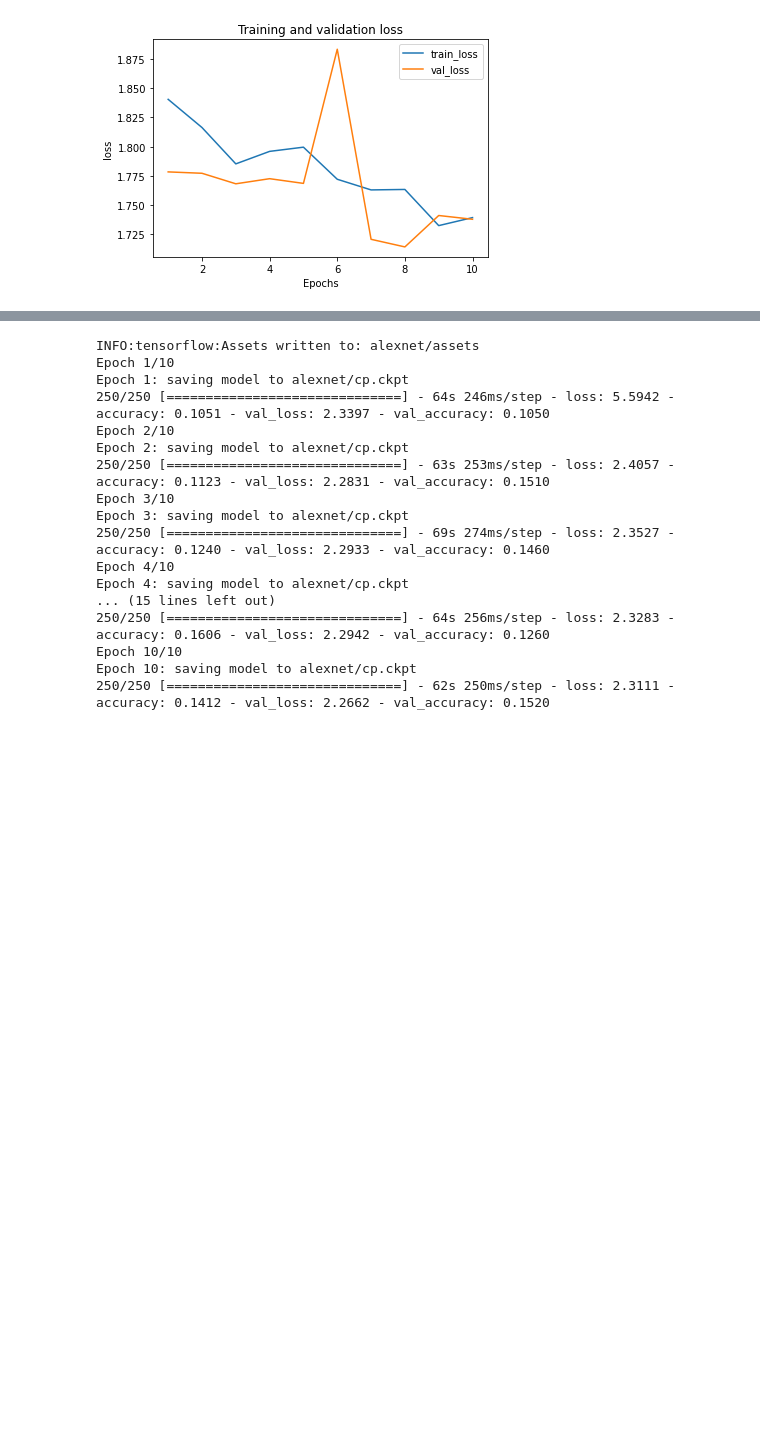
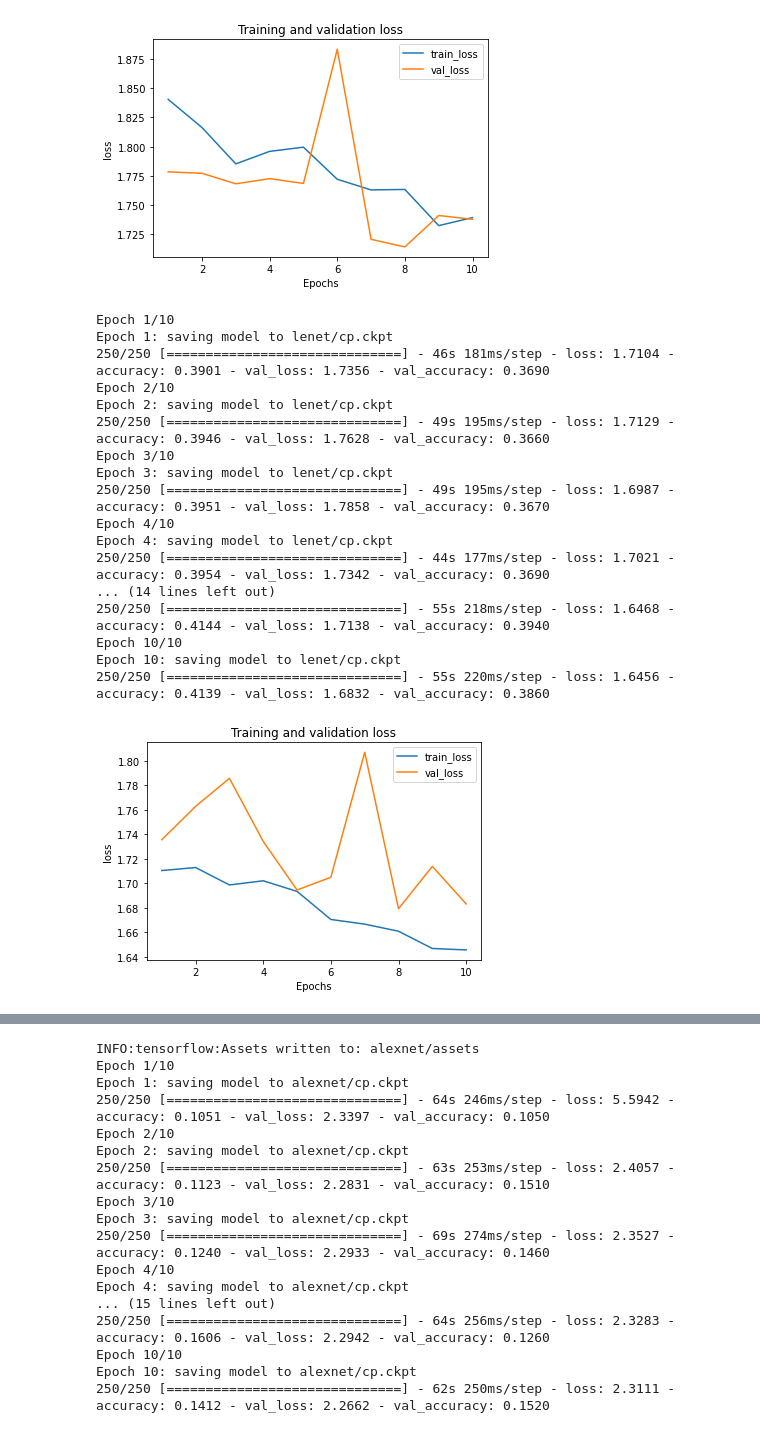
Before and after one commit to hockyy/food-101-mlcv, a Jupyter notebook: FoodHockyExplore.ipynb, the cells around one changed output, grey strips where cells are left out. Cells and saved outputs as stored; diff of their text form; code cells hidden in the pictures; blank space fills up the shorter version.

```diff
--- a/FoodHockyExplore.ipynb
+++ b/FoodHockyExplore.ipynb
@@ -320,3 +320,24 @@ Epoch 10/10
 Epoch 10: saving model to lenet/cp.ckpt
 250/250 [==============================] - 62s 246ms/step - loss: 1.7394 - accuracy: 0.3779 - val_loss: 1.7380 - val_accuracy: 0.3850
 [figure]
+# %%
+lenet = train_or_load_model_early_stopping(lenet, train_gen, validate_gen, "lenet", 10)
+# %% [output]
+Epoch 1/10
+Epoch 1: saving model to lenet/cp.ckpt
+250/250 [==============================] - 46s 181ms/step - loss: 1.7104 - accuracy: 0.3901 - val_loss: 1.7356 - val_accuracy: 0.3690
+Epoch 2/10
+Epoch 2: saving model to lenet/cp.ckpt
+250/250 [==============================] - 49s 195ms/step - loss: 1.7129 - accuracy: 0.3946 - val_loss: 1.7628 - val_accuracy: 0.3660
+Epoch 3/10
+Epoch 3: saving model to lenet/cp.ckpt
+250/250 [==============================] - 49s 195ms/step - loss: 1.6987 - accuracy: 0.3951 - val_loss: 1.7858 - val_accuracy: 0.3670
+Epoch 4/10
+Epoch 4: saving model to lenet/cp.ckpt
+250/250 [==============================] - 44s 177ms/step - loss: 1.7021 - accuracy: 0.3954 - val_loss: 1.7342 - val_accuracy: 0.3690
+... (14 lines left out)
+250/250 [==============================] - 55s 218ms/step - loss: 1.6468 - accuracy: 0.4144 - val_loss: 1.7138 - val_accuracy: 0.3940
+Epoch 10/10
+Epoch 10: saving model to lenet/cp.ckpt
+250/250 [==============================] - 55s 220ms/step - loss: 1.6456 - accuracy: 0.4139 - val_loss: 1.6832 - val_accuracy: 0.3860
+[figure, added]
```
Also changed, not shown: parts of 2 cells of this notebook.
